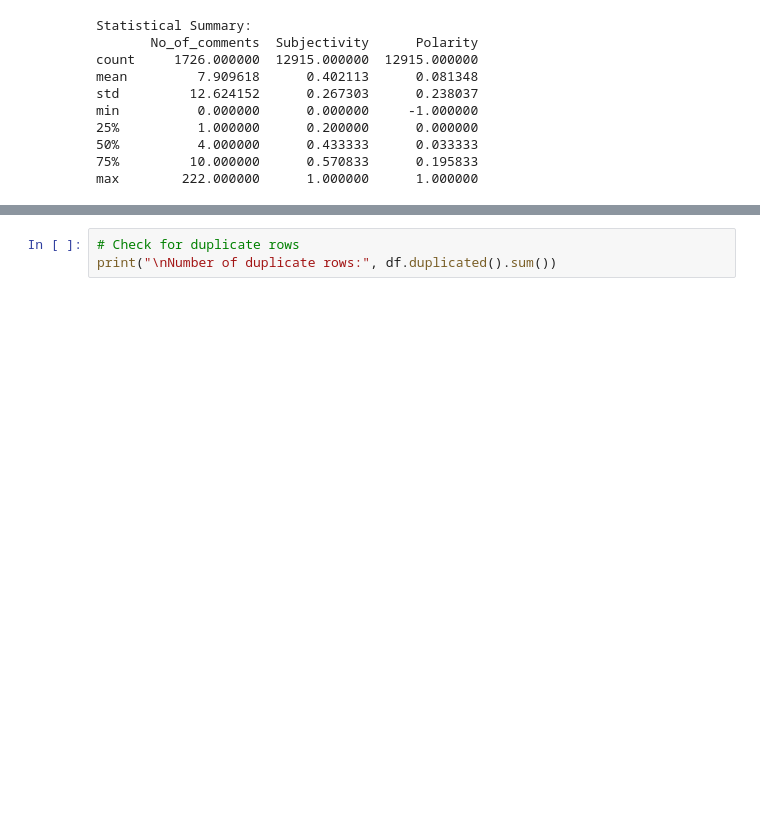
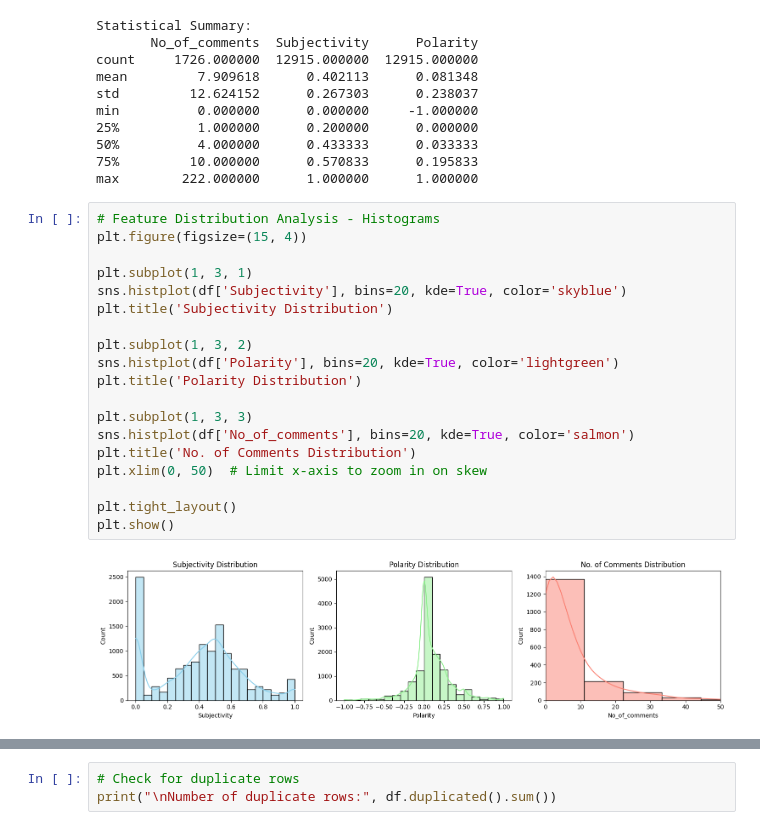
Before and after one commit to Winnee0305/COVID-Sentiment-Analysis, a Jupyter notebook: src/EDA.ipynb, the cells around one changed output, grey strips where cells are left out. Cells and saved outputs as stored; diff of their text form; blank space fills up the shorter version.

```diff
--- a/src/EDA.ipynb
+++ b/src/EDA.ipynb
@@ -88,3 +89,24 @@ min          0.000000      0.000000     -1.000000
 50%          4.000000      0.433333      0.033333
 75%         10.000000      0.570833      0.195833
 max        222.000000      1.000000      1.000000
+# %%
+# Feature Distribution Analysis - Histograms
+plt.figure(figsize=(15, 4))
+
+plt.subplot(1, 3, 1)
+sns.histplot(df['Subjectivity'], bins=20, kde=True, color='skyblue')
+plt.title('Subjectivity Distribution')
+
+plt.subplot(1, 3, 2)
+sns.histplot(df['Polarity'], bins=20, kde=True, color='lightgreen')
+plt.title('Polarity Distribution')
+
+plt.subplot(1, 3, 3)
+sns.histplot(df['No_of_comments'], bins=20, kde=True, color='salmon')
+plt.title('No. of Comments Distribution')
+plt.xlim(0, 50)  # Limit x-axis to zoom in on skew
+
+plt.tight_layout()
+plt.show()
+# %% [output]
+[figure, added]
```
Also changed, not shown: parts of 6 cells of this notebook.
